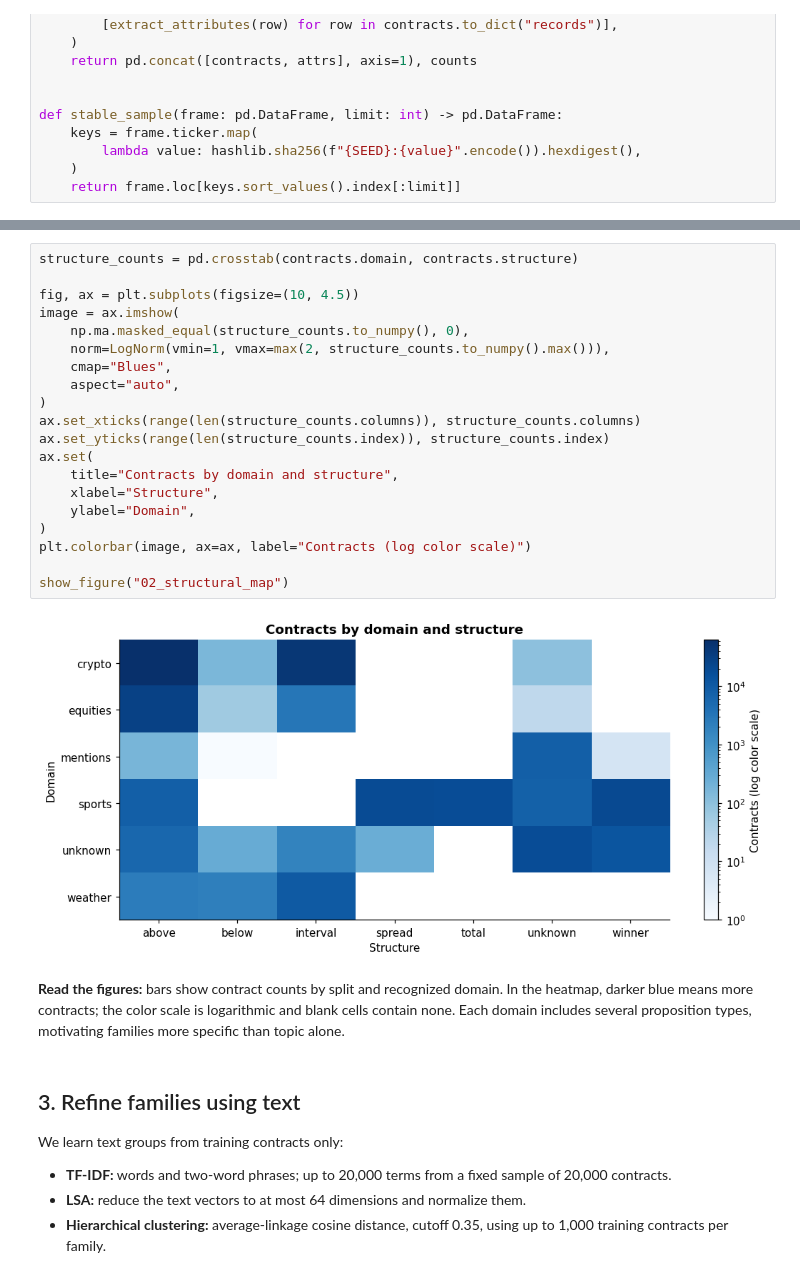
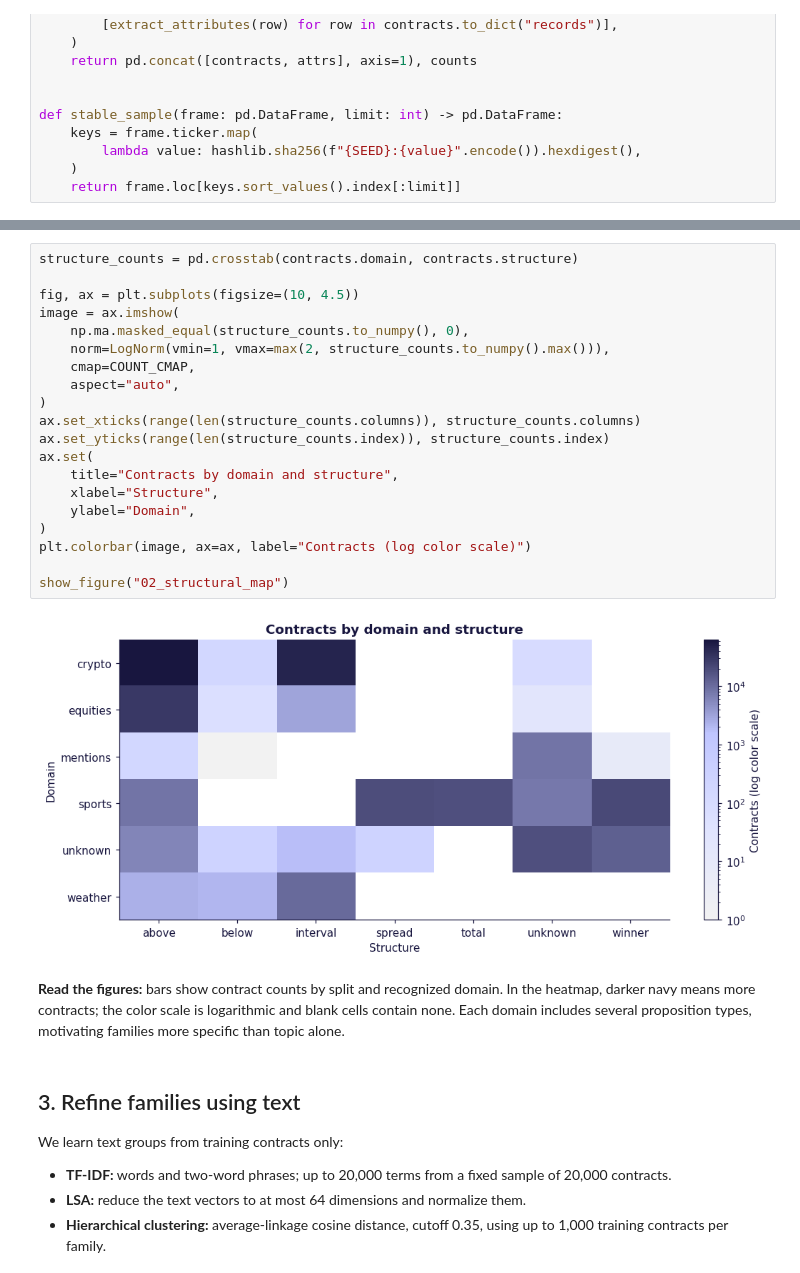
Before and after one commit to KyleNicarry/DS-340W-Group-Project, a Jupyter notebook: extension/notebooks/main.ipynb, the cells around one changed output, grey strips where cells are left out. Cells and saved outputs as stored; diff of their text form.

Commit message:
style(research): align notebook charts with slide palette

```diff
--- a/extension/notebooks/main.ipynb
+++ b/extension/notebooks/main.ipynb
@@ -258,27 +319,27 @@ display(contracts[["title", "yes_sub_title", "family"]].head(6))
 # %%
 structure_counts = pd.crosstab(contracts.domain, contracts.structure)
 
 fig, ax = plt.subplots(figsize=(10, 4.5))
 image = ax.imshow(
     np.ma.masked_equal(structure_counts.to_numpy(), 0),
     norm=LogNorm(vmin=1, vmax=max(2, structure_counts.to_numpy().max())),
-    cmap="Blues",
+    cmap=COUNT_CMAP,
     aspect="auto",
 )
 ax.set_xticks(range(len(structure_counts.columns)), structure_counts.columns)
 ax.set_yticks(range(len(structure_counts.index)), structure_counts.index)
 ax.set(
     title="Contracts by domain and structure",
     xlabel="Structure",
     ylabel="Domain",
 )
 plt.colorbar(image, ax=ax, label="Contracts (log color scale)")
 
 show_figure("02_structural_map")
 # %% [output]
-[figure, old version]
+[figure, new version]
 # %% [markdown]
-**Read the figures:** bars show contract counts by split and recognized domain. In the heatmap, darker blue means more contracts; the color scale is logarithmic and blank cells contain none. Each domain includes several proposition types, motivating families more specific than topic alone.
+**Read the figures:** bars show contract counts by split and recognized domain. In the heatmap, darker navy means more contracts; the color scale is logarithmic and blank cells contain none. Each domain includes several proposition types, motivating families more specific than topic alone.
 # %% [markdown]
 ## 3. Refine families using text
 
```
Also changed, not shown: parts of 13 cells of this notebook.
